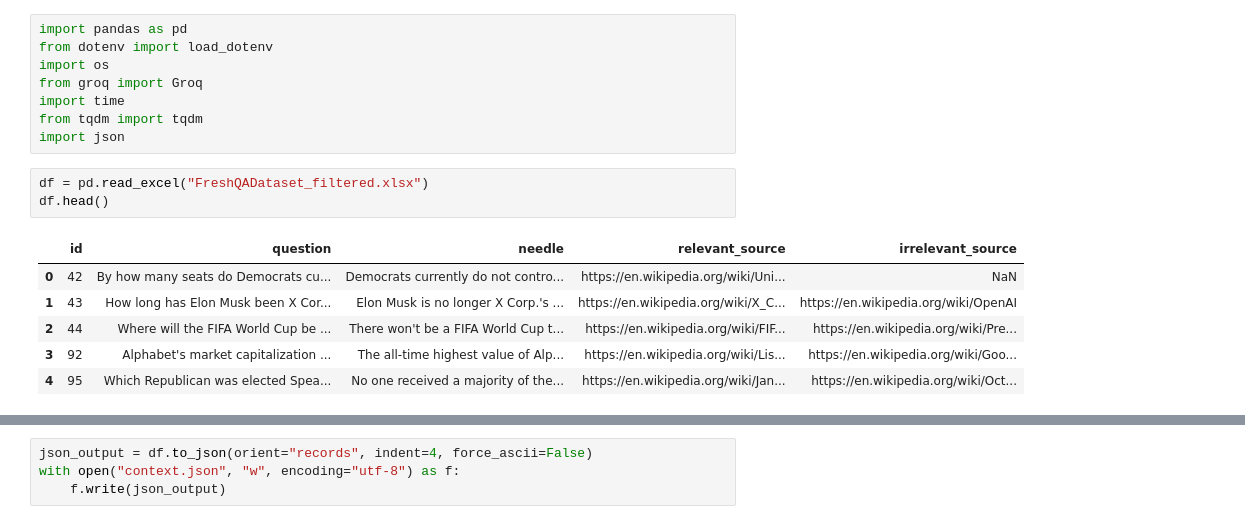
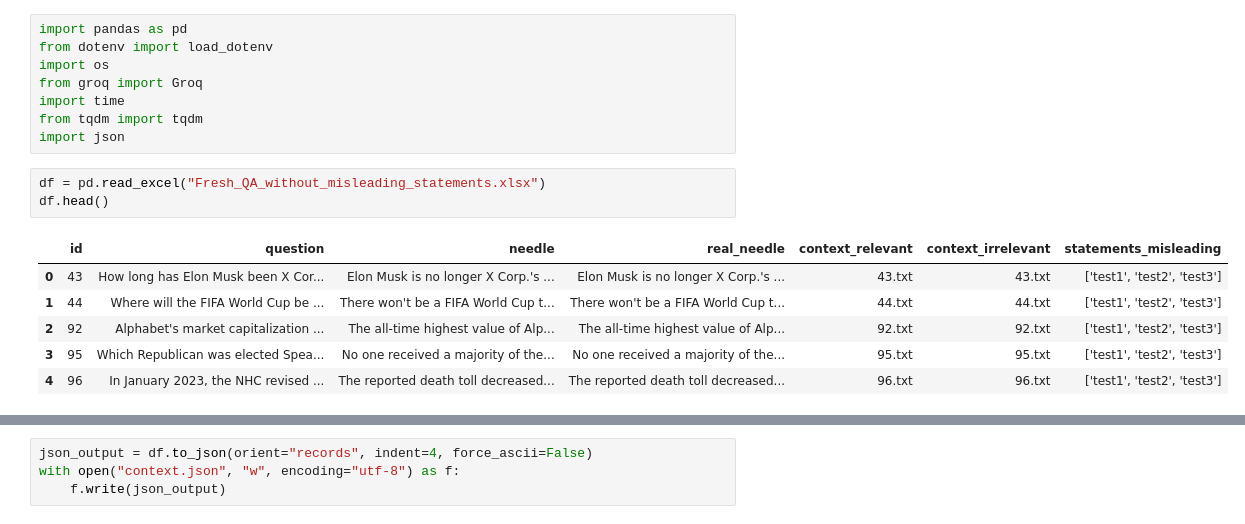
Before and after one commit to Adi-02/SNLP_Project, a Jupyter notebook: data_generation/add_misleading_statements.ipynb, the cells around one changed output, grey strips where cells are left out. Drawn from its saved outputs; the diff is of its cells as text.

```diff
--- a/data_generation/add_misleading_statements.ipynb
+++ b/data_generation/add_misleading_statements.ipynb
@@ -7,12 +7,12 @@ import time
 from tqdm import tqdm
 import json
 # %%
-df = pd.read_excel("FreshQADataset_filtered.xlsx")
+df = pd.read_excel("Fresh_QA_without_misleading_statements.xlsx")
 df.head()
 # %% [output]
-|  | id | question | needle | relevant_source | irrelevant_source |
-| 0 | 42 | By how many seats do Democrats cu... | Democrats currently do not contro... | https://en.wikipedia.org/wiki/Uni... | NaN |
-| 1 | 43 | How long has Elon Musk been X Cor... | Elon Musk is no longer X Corp.'s ... | https://en.wikipedia.org/wiki/X_C... | https://en.wikipedia.org/wiki/OpenAI |
-| 2 | 44 | Where will the FIFA World Cup be ... | There won't be a FIFA World Cup t... | https://en.wikipedia.org/wiki/FIF... | https://en.wikipedia.org/wiki/Pre... |
-| 3 | 92 | Alphabet's market capitalization ... | The all-time highest value of Alp... | https://en.wikipedia.org/wiki/Lis... | https://en.wikipedia.org/wiki/Goo... |
-| 4 | 95 | Which Republican was elected Spea... | No one received a majority of the... | https://en.wikipedia.org/wiki/Jan... | https://en.wikipedia.org/wiki/Oct... |
+|  | id | question | needle | real_needle | context_relevant | context_irrelevant | statements_misleading |
+| 0 | 43 | How long has Elon Musk been X Cor... | Elon Musk is no longer X Corp.'s ... | Elon Musk is no longer X Corp.'s ... | 43.txt | 43.txt | ['test1', 'test2', 'test3'] |
+| 1 | 44 | Where will the FIFA World Cup be ... | There won't be a FIFA World Cup t... | There won't be a FIFA World Cup t... | 44.txt | 44.txt | ['test1', 'test2', 'test3'] |
+| 2 | 92 | Alphabet's market capitalization ... | The all-time highest value of Alp... | The all-time highest value of Alp... | 92.txt | 92.txt | ['test1', 'test2', 'test3'] |
+| 3 | 95 | Which Republican was elected Spea... | No one received a majority of the... | No one received a majority of the... | 95.txt | 95.txt | ['test1', 'test2', 'test3'] |
+| 4 | 96 | In January 2023, the NHC revised ... | The reported death toll decreased... | The reported death toll decreased... | 96.txt | 96.txt | ['test1', 'test2', 'test3'] |
```
Also changed, not shown: parts of 5 cells of this notebook, 6 other files.
